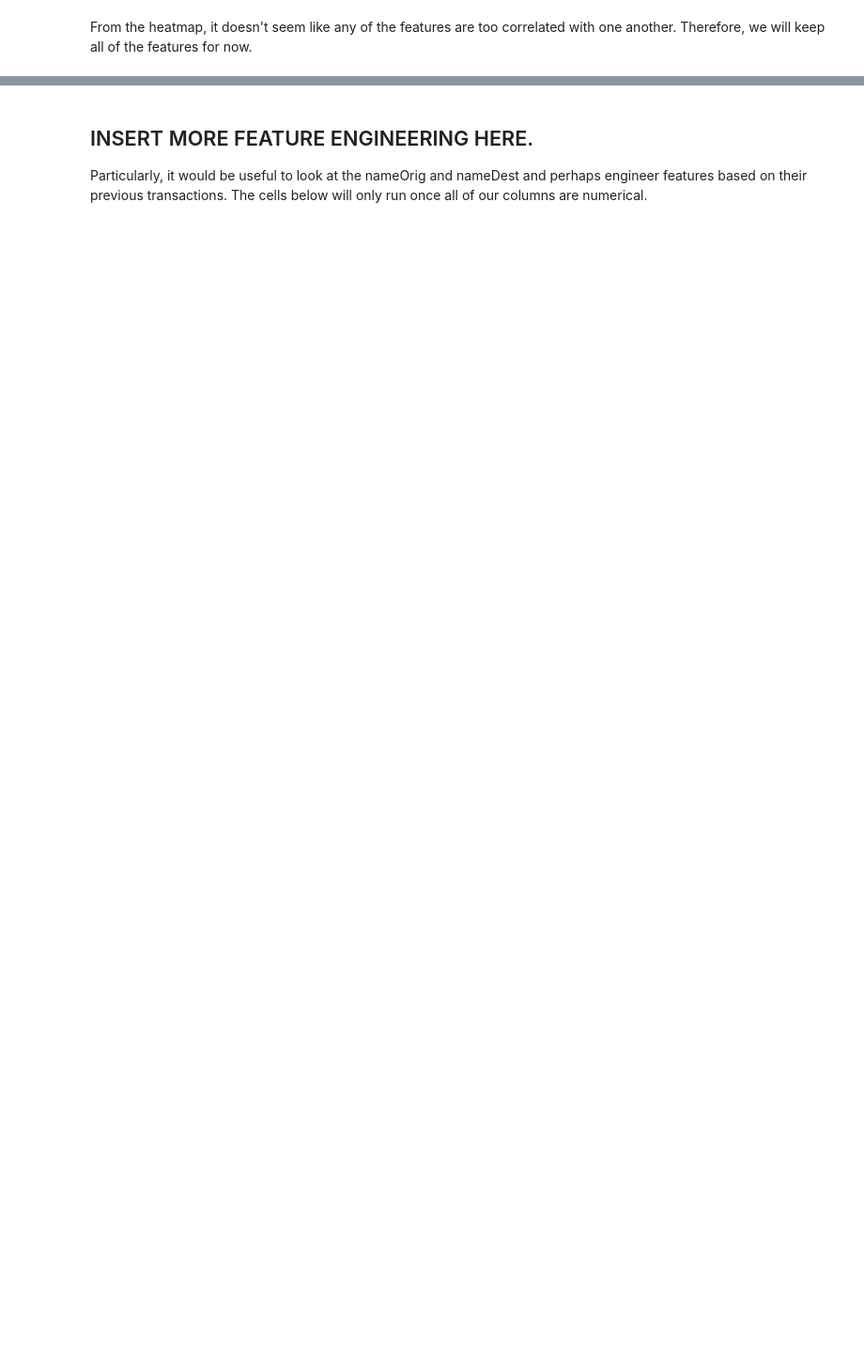
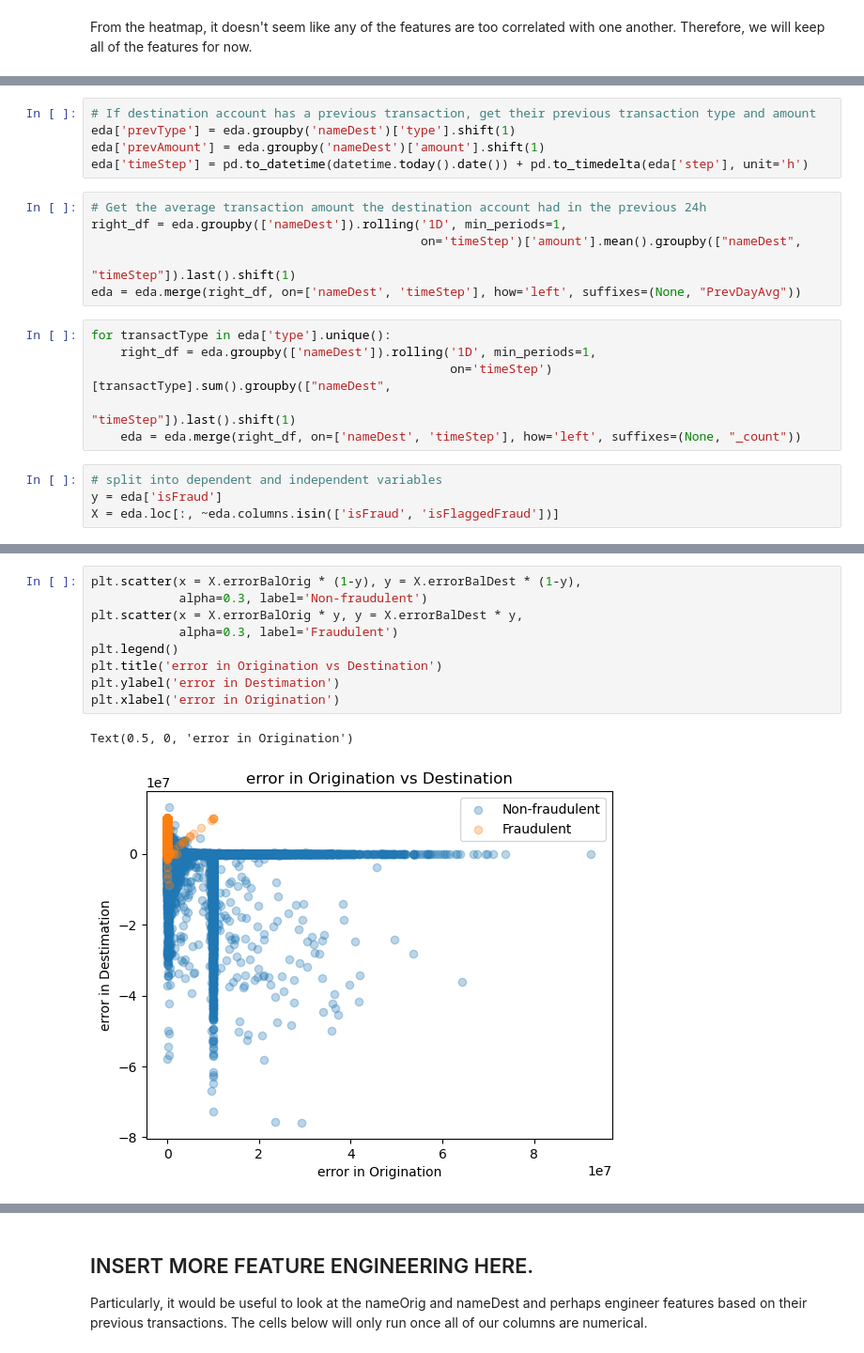
Before and after one commit to judymao/fintech, a Jupyter notebook: EDA.ipynb, the cells around one changed output, grey strips where cells are left out. Shown at 94% size. Drawn from its saved outputs; the diff is of its cells as text; blank space fills up the shorter version.

```diff
--- a/EDA.ipynb
+++ b/EDA.ipynb
@@ -115,0 +170,21 @@ X
+# %%
+# If destination account has a previous transaction, get their previous transaction type and amount
+eda['prevType'] = eda.groupby('nameDest')['type'].shift(1)
+eda['prevAmount'] = eda.groupby('nameDest')['amount'].shift(1)
+eda['timeStep'] = pd.to_datetime(datetime.today().date()) + pd.to_timedelta(eda['step'], unit='h')
+# %%
+# Get the average transaction amount the destination account had in the previous 24h
+right_df = eda.groupby(['nameDest']).rolling('1D', min_periods=1,
+                                             on='timeStep')['amount'].mean().groupby(["nameDest",
+                                                                                      "timeStep"]).last().shift(1)
+eda = eda.merge(right_df, on=['nameDest', 'timeStep'], how='left', suffixes=(None, "PrevDayAvg"))
+# %%
+for transactType in eda['type'].unique():
+    right_df = eda.groupby(['nameDest']).rolling('1D', min_periods=1,
+                                                 on='timeStep')[transactType].sum().groupby(["nameDest",
+                                                                                             "timeStep"]).last().shift(1)
+    eda = eda.merge(right_df, on=['nameDest', 'timeStep'], how='left', suffixes=(None, "_count"))
+# %%
+# split into dependent and independent variables
+y = eda['isFraud']
+X = eda.loc[:, ~eda.columns.isin(['isFraud', 'isFlaggedFraud'])]
@@ -115,0 +259,12 @@ X
+# %%
+plt.scatter(x = X.errorBalOrig * (1-y), y = X.errorBalDest * (1-y),
+            alpha=0.3, label='Non-fraudulent')
+plt.scatter(x = X.errorBalOrig * y, y = X.errorBalDest * y,
+            alpha=0.3, label='Fraudulent')
+plt.legend()
+plt.title('error in Origination vs Destination')
+plt.ylabel('error in Destimation')
+plt.xlabel('error in Origination')
+# %% [output]
+Text(0.5, 0, 'error in Origination')
+[figure, added]
```
Also changed, not shown: parts of 24 cells of this notebook.
